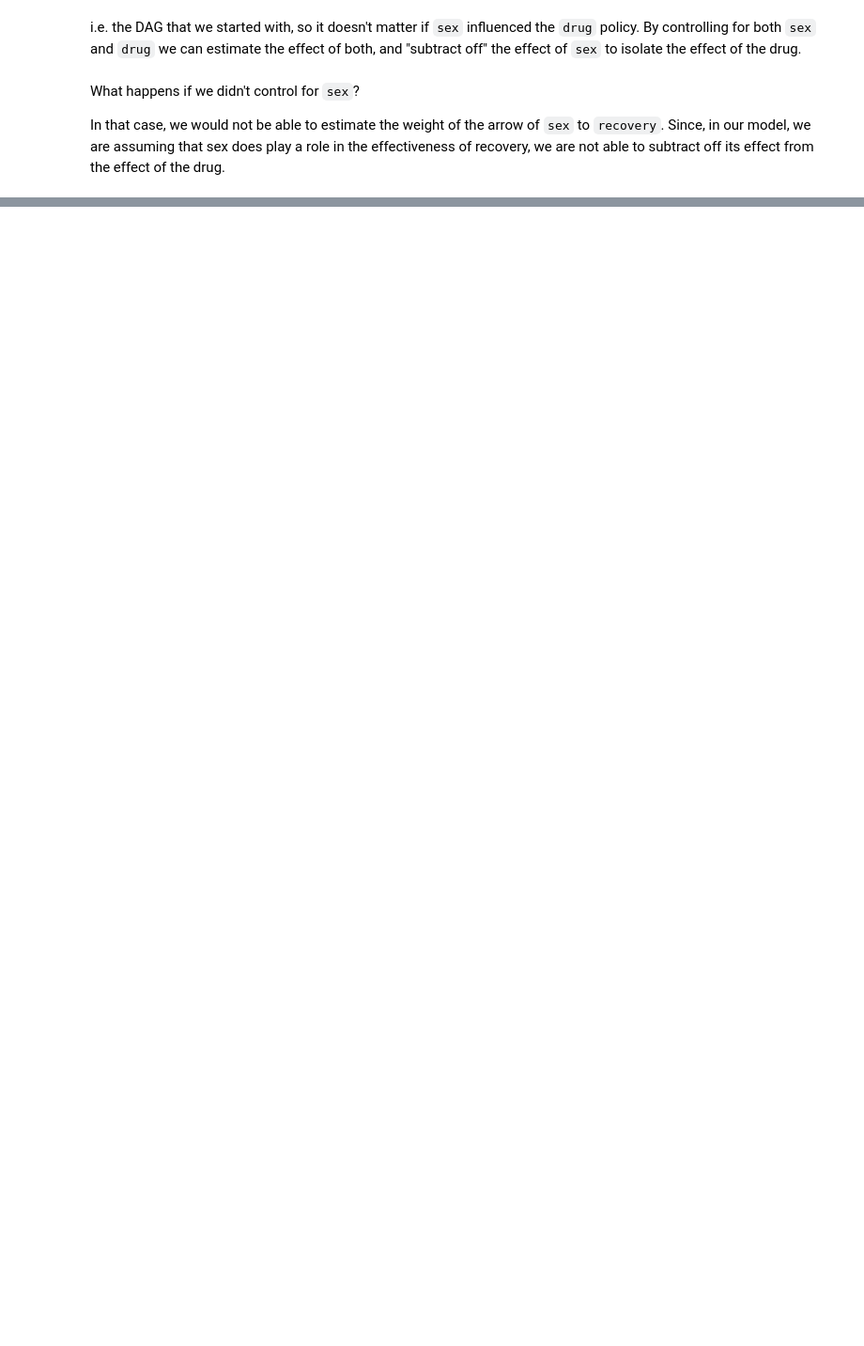
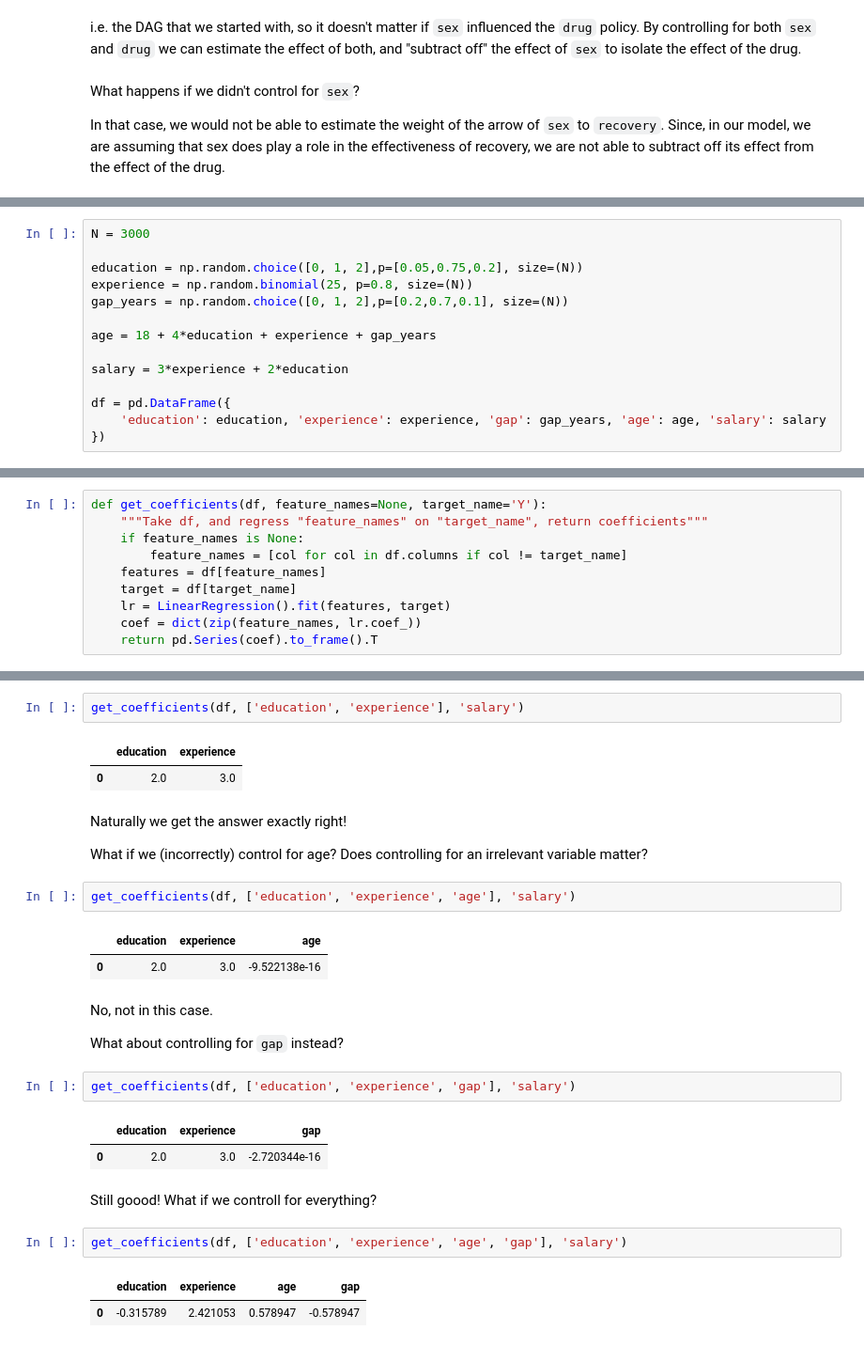
Before and after one commit to kiwidamien/causal, a Jupyter notebook: simpson/chapter1.ipynb, the cells around one changed output, grey strips where cells are left out. Shown: that part at 94% size. Saved outputs shown, nothing was run; the diff lists cells and outputs as text; blank space fills up the shorter version.

```diff
--- a/simpson/chapter1.ipynb
+++ b/simpson/chapter1.ipynb
@@ -260,0 +309,14 @@ In that case, we would not be able to estimate the weight of the arrow of `sex`
+# %%
+N = 3000
+
+education = np.random.choice([0, 1, 2],p=[0.05,0.75,0.2], size=(N))
+experience = np.random.binomial(25, p=0.8, size=(N))
+gap_years = np.random.choice([0, 1, 2],p=[0.2,0.7,0.1], size=(N))
+
+age = 18 + 4*education + experience + gap_years
+
+salary = 3*experience + 2*education
+
+df = pd.DataFrame({
+    'education': education, 'experience': experience, 'gap': gap_years, 'age': age, 'salary': salary
+})
@@ -260,0 +343,10 @@ In that case, we would not be able to estimate the weight of the arrow of `sex`
+# %%
+def get_coefficients(df, feature_names=None, target_name='Y'):
+    """Take df, and regress "feature_names" on "target_name", return coefficients"""
+    if feature_names is None:
+        feature_names = [col for col in df.columns if col != target_name]
+    features = df[feature_names]
+    target = df[target_name]
+    lr = LinearRegression().fit(features, target)
+    coef = dict(zip(feature_names, lr.coef_))
+    return pd.Series(coef).to_frame().T
@@ -260,0 +355,30 @@ In that case, we would not be able to estimate the weight of the arrow of `sex`
+# %%
+get_coefficients(df, ['education', 'experience'], 'salary')
+# %% [output]
+|  | education | experience |
+| 0 | 2.0 | 3.0 |
+# %% [markdown]
+Naturally we get the answer exactly right!
+
+What if we (incorrectly) control for age? Does controlling for an irrelevant variable matter?
+# %%
+get_coefficients(df, ['education', 'experience', 'age'], 'salary')
+# %% [output]
+|  | education | experience | age |
+| 0 | 2.0 | 3.0 | -9.522138e-16 |
+# %% [markdown]
+No, not in this case.
+
+What about controlling for `gap` instead?
+# %%
+get_coefficients(df, ['education', 'experience', 'gap'], 'salary')
+# %% [output]
+|  | education | experience | gap |
+| 0 | 2.0 | 3.0 | -2.720344e-16 |
+# %% [markdown]
+Still goood! What if we controll for everything?
+# %%
+get_coefficients(df, ['education', 'experience', 'age', 'gap'], 'salary')
+# %% [output]
+|  | education | experience | age | gap |
+| 0 | -0.315789 | 2.421053 | 0.578947 | -0.578947 |
```
Also changed, not shown: parts of 29 cells of this notebook, 2 other files.
